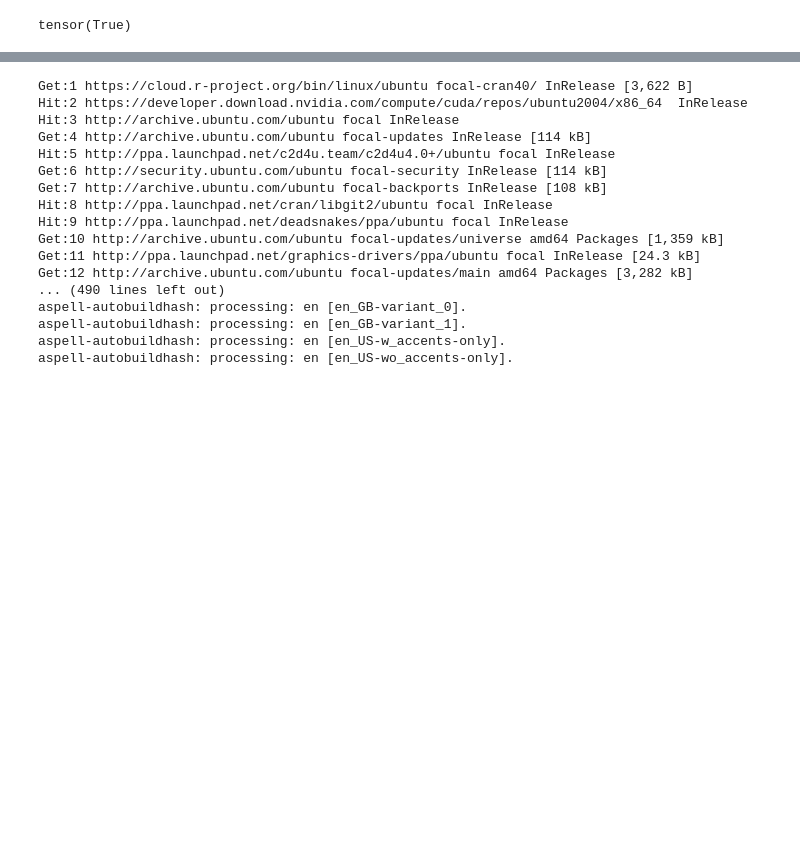
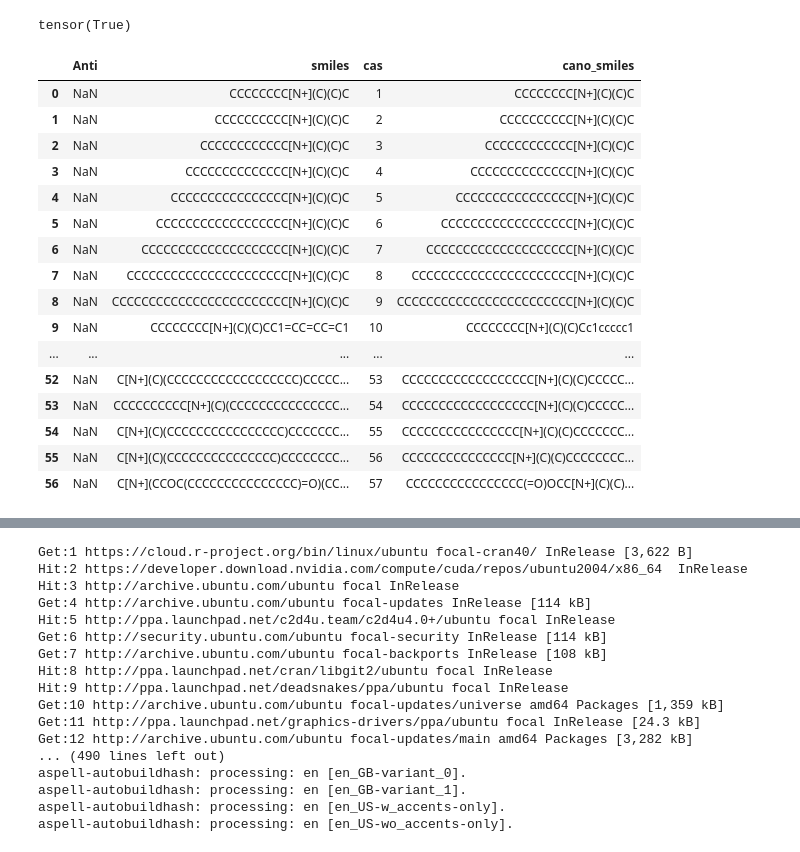
Before and after one commit to WestonSu/Antimicrobials, a Jupyter notebook: 1_GAT/code/Antibacterials.ipynb, the cells around one changed output, grey strips where cells are left out. Saved outputs shown, nothing was run; the diff lists cells and outputs as text; code cells hidden in the pictures; blank space fills up the shorter version.

```diff
--- a/1_GAT/code/Antibacterials.ipynb
+++ b/1_GAT/code/Antibacterials.ipynb
@@ -646,3 +666,23 @@ model_for_viz.load_state_dict(best_model_wts)
 (best_model.align[0].weight == model_for_viz.align[0].weight).all()
 # %% [output]
 tensor(True)
+# %%
+remained_df
+# %% [output]
+|  | Anti | smiles | cas | cano_smiles |
+| 0 | NaN | CCCCCCCC[N+](C)(C)C | 1 | CCCCCCCC[N+](C)(C)C |
+| 1 | NaN | CCCCCCCCCC[N+](C)(C)C | 2 | CCCCCCCCCC[N+](C)(C)C |
+| 2 | NaN | CCCCCCCCCCCC[N+](C)(C)C | 3 | CCCCCCCCCCCC[N+](C)(C)C |
+| 3 | NaN | CCCCCCCCCCCCCC[N+](C)(C)C | 4 | CCCCCCCCCCCCCC[N+](C)(C)C |
+| 4 | NaN | CCCCCCCCCCCCCCCC[N+](C)(C)C | 5 | CCCCCCCCCCCCCCCC[N+](C)(C)C |
+| 5 | NaN | CCCCCCCCCCCCCCCCCC[N+](C)(C)C | 6 | CCCCCCCCCCCCCCCCCC[N+](C)(C)C |
+| 6 | NaN | CCCCCCCCCCCCCCCCCCCC[N+](C)(C)C | 7 | CCCCCCCCCCCCCCCCCCCC[N+](C)(C)C |
+| 7 | NaN | CCCCCCCCCCCCCCCCCCCCCC[N+](C)(C)C | 8 | CCCCCCCCCCCCCCCCCCCCCC[N+](C)(C)C |
+| 8 | NaN | CCCCCCCCCCCCCCCCCCCCCCCC[N+](C)(C)C | 9 | CCCCCCCCCCCCCCCCCCCCCCCC[N+](C)(C)C |
+| 9 | NaN | CCCCCCCC[N+](C)(C)CC1=CC=CC=C1 | 10 | CCCCCCCC[N+](C)(C)Cc1ccccc1 |
+| ... | ... | ... | ... | ... |
+| 52 | NaN | C[N+](C)(CCCCCCCCCCCCCCCCCC)CCCCC... | 53 | CCCCCCCCCCCCCCCCCC[N+](C)(C)CCCCC... |
+| 53 | NaN | CCCCCCCCCC[N+](C)(CCCCCCCCCCCCCCC... | 54 | CCCCCCCCCCCCCCCCCC[N+](C)(C)CCCCC... |
+| 54 | NaN | C[N+](C)(CCCCCCCCCCCCCCCC)CCCCCCC... | 55 | CCCCCCCCCCCCCCCC[N+](C)(C)CCCCCCC... |
+| 55 | NaN | C[N+](C)(CCCCCCCCCCCCCCC)CCCCCCCC... | 56 | CCCCCCCCCCCCCCC[N+](C)(C)CCCCCCCC... |
+| 56 | NaN | C[N+](CCOC(CCCCCCCCCCCCCCC)=O)(CC... | 57 | CCCCCCCCCCCCCCCC(=O)OCC[N+](C)(C)... |
```
Also changed, not shown: parts of 34 cells of this notebook, 2 other files.
